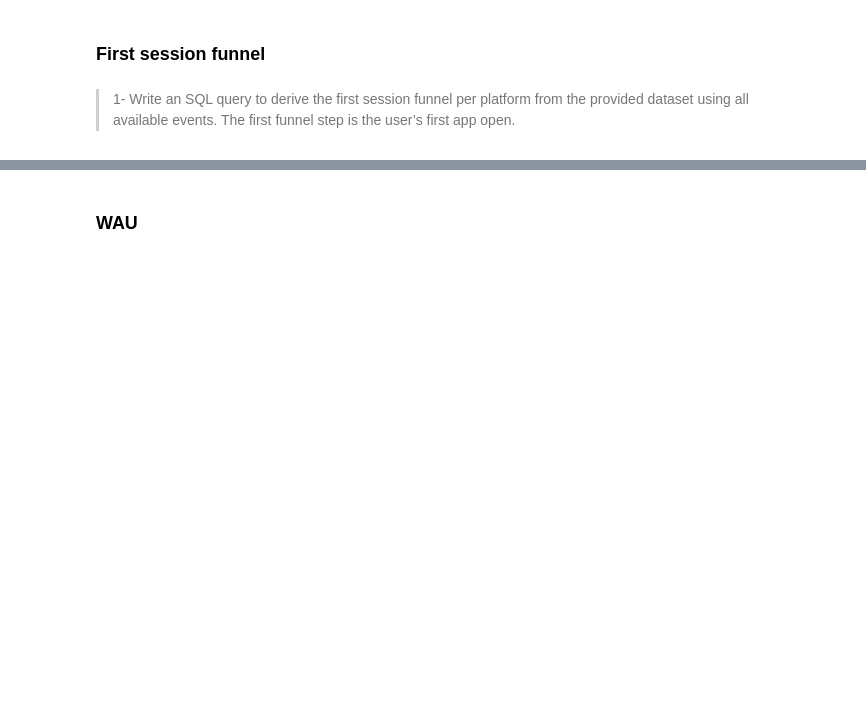
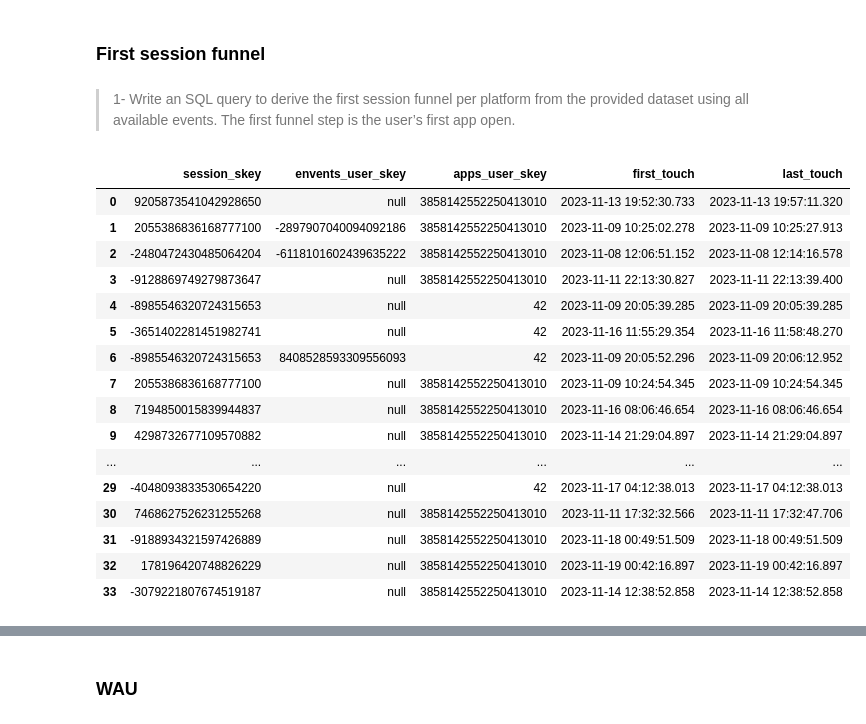
Before and after one commit to camiladwa/case_study, a Jupyter notebook: growth_case_study/growth_data_analyst.ipynb, the cells around one changed output, grey strips where cells are left out. Drawn from its saved outputs; the diff is of its cells as text; code cells hidden in the pictures; blank space fills up the shorter version.

```diff
--- a/growth_case_study/growth_data_analyst.ipynb
+++ b/growth_case_study/growth_data_analyst.ipynb
@@ -99,4 +99,25 @@ visitors
 ### First session funnel
 # %% [markdown]
 > 1- Write an SQL query to derive the first session funnel per platform from the provided dataset using all available events. The first funnel step is the user’s first app open.
+# %%
+first_touch = _deepnote_execute_sql('SELECT DISTINCT \n    session_skey\n    , e.user_skey AS envents_user_skey\n    , a.user_skey as apps_user_skey\n    , min(least(e.date_time, a.date_time)) AS first_touch\n    , max(e.date_time) AS last_touch\nFROM events e\nLEFT JOIN apps_open a USING(session_skey, device_skey)\nWHERE session_skey IN (SELECT DISTINCT session_skey FROM apps_open WHERE is_first_app_open = TRUE)\nGROUP BY 1,2,3', 'SQL_DEEPNOTE_DATAFRAME_SQL', audit_sql_comment='', sql_cache_mode='cache_disabled')
+first_touch
+# %% [output]
+|  | session_skey | envents_user_skey | apps_user_skey | first_touch | last_touch |
+| 0 | 9205873541042928650 | null | 3858142552250413010 | 2023-11-13 19:52:30.733 | 2023-11-13 19:57:11.320 |
+| 1 | 2055386836168777100 | -2897907040094092186 | 3858142552250413010 | 2023-11-09 10:25:02.278 | 2023-11-09 10:25:27.913 |
+| 2 | -2480472430485064204 | -6118101602439635222 | 3858142552250413010 | 2023-11-08 12:06:51.152 | 2023-11-08 12:14:16.578 |
+| 3 | -9128869749279873647 | null | 3858142552250413010 | 2023-11-11 22:13:30.827 | 2023-11-11 22:13:39.400 |
+| 4 | -8985546320724315653 | null | 42 | 2023-11-09 20:05:39.285 | 2023-11-09 20:05:39.285 |
+| 5 | -3651402281451982741 | null | 42 | 2023-11-16 11:55:29.354 | 2023-11-16 11:58:48.270 |
+| 6 | -8985546320724315653 | 8408528593309556093 | 42 | 2023-11-09 20:05:52.296 | 2023-11-09 20:06:12.952 |
+| 7 | 2055386836168777100 | null | 3858142552250413010 | 2023-11-09 10:24:54.345 | 2023-11-09 10:24:54.345 |
+| 8 | 7194850015839944837 | null | 3858142552250413010 | 2023-11-16 08:06:46.654 | 2023-11-16 08:06:46.654 |
+| 9 | 4298732677109570882 | null | 3858142552250413010 | 2023-11-14 21:29:04.897 | 2023-11-14 21:29:04.897 |
+| ... | ... | ... | ... | ... | ... |
+| 29 | -4048093833530654220 | null | 42 | 2023-11-17 04:12:38.013 | 2023-11-17 04:12:38.013 |
+| 30 | 7468627526231255268 | null | 3858142552250413010 | 2023-11-11 17:32:32.566 | 2023-11-11 17:32:47.706 |
+| 31 | -9188934321597426889 | null | 3858142552250413010 | 2023-11-18 00:49:51.509 | 2023-11-18 00:49:51.509 |
+| 32 | 178196420748826229 | null | 3858142552250413010 | 2023-11-19 00:42:16.897 | 2023-11-19 00:42:16.897 |
+| 33 | -3079221807674519187 | null | 3858142552250413010 | 2023-11-14 12:38:52.858 | 2023-11-14 12:38:52.858 |
 # %%
```
Also changed, not shown: parts of 23 cells of this notebook.
